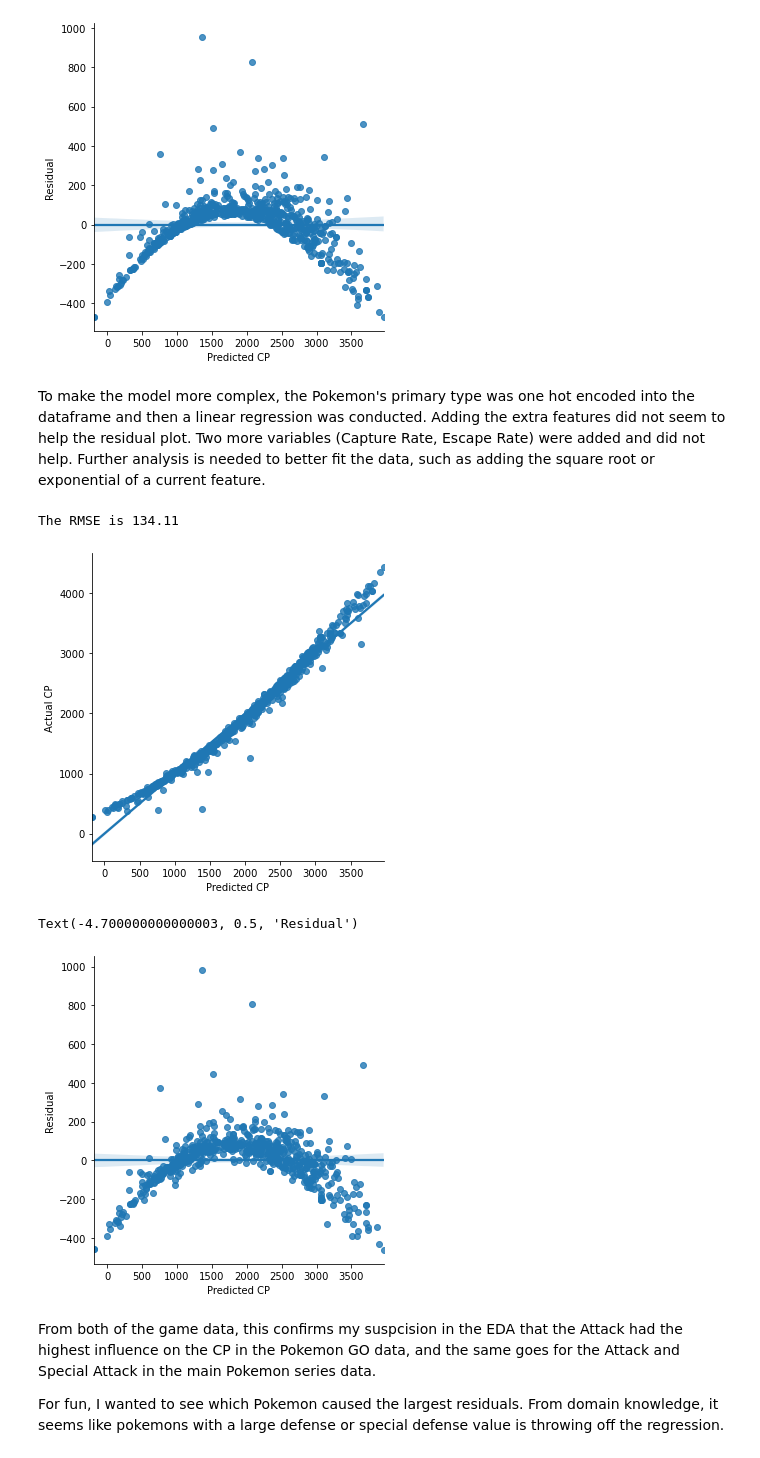
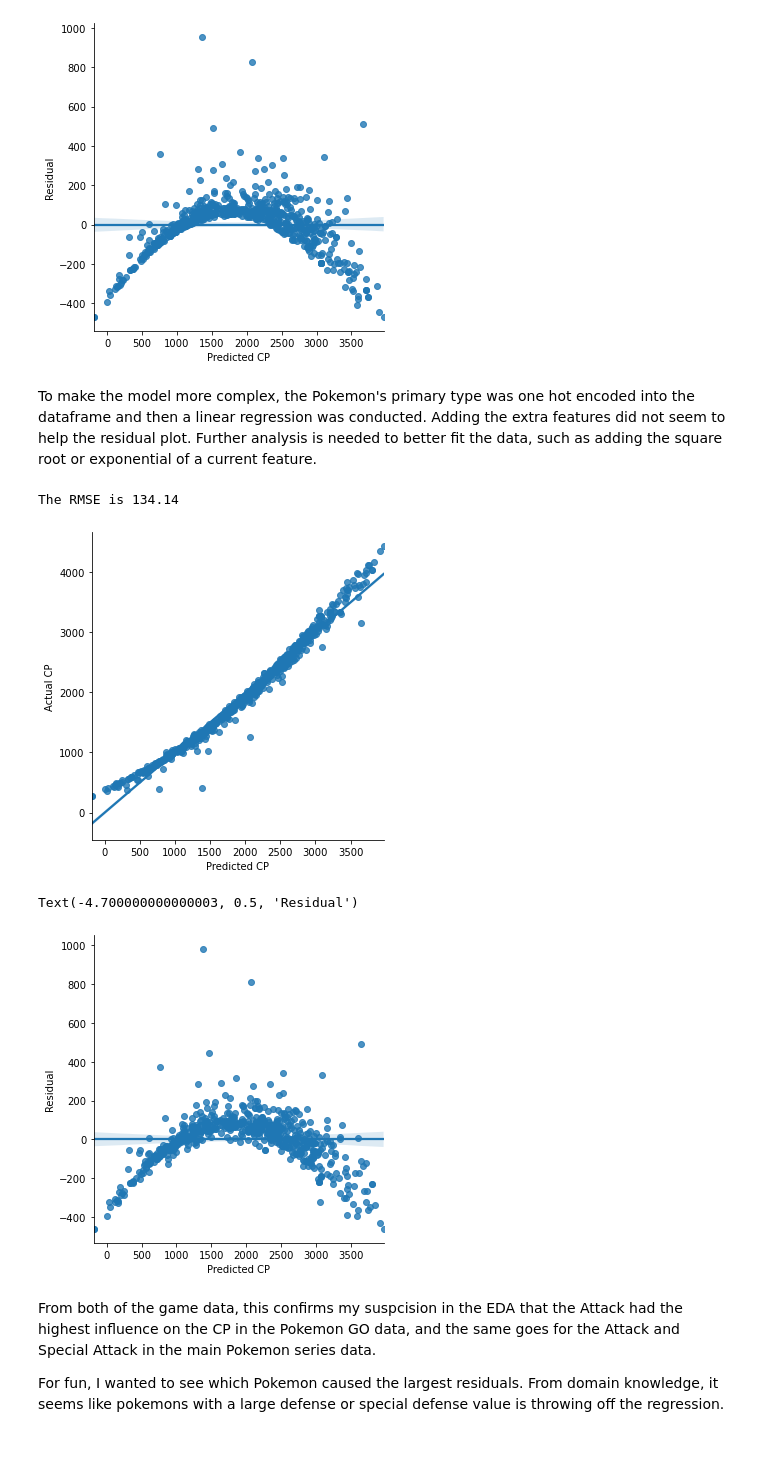
Before and after one commit to benchang123/Pokemon-Go-Analysis, a Jupyter notebook: Pokemon Go Writeup.ipynb, the cells around one changed output. Drawn from its saved outputs; the diff is of its cells as text; code cells hidden in the pictures.

Commit message:
minor changes after tweaking analysis

```diff
--- a/Pokemon Go Writeup.ipynb
+++ b/Pokemon Go Writeup.ipynb
@@ -260,36 +260,36 @@ plt.ylabel("Residual")
 Text(-4.700000000000003, 0.5, 'Residual')
 [figure]
 # %% [markdown]
-To make the model more complex, the Pokemon's primary type was one hot encoded into the dataframe and then a linear regression was conducted. Adding the extra features did not seem to help the residual plot. Two more variables (Capture Rate, Escape Rate) were added and did not help. Further analysis is needed to better fit the data, such as adding the square root or exponential of a current feature.
+To make the model more complex, the Pokemon's primary type was one hot encoded into the dataframe and then a linear regression was conducted. Adding the extra features did not seem to help the residual plot. Further analysis is needed to better fit the data, such as adding the square root or exponential of a current feature.
 # %%
 ohc=pd.get_dummies(poke_go_complete['Primary'],drop_first=True)
 poke_go_complete_ohc=pd.concat([poke_go_complete, ohc], axis=1)
-interestedcolumns=poke_go_complete_ohc.iloc[:,np.r_[3,4,2,8,9,26:42]]
+interestedcolumns=poke_go_complete_ohc.iloc[:,np.r_[3,4,2,26:42]]
 
 model3=m.LinearRegression()
 model3.fit(interestedcolumns,poke_go_complete_ohc['MaxCP'])
-poke_go_complete_ohc['pokegopred2']=model3.predict(interestedcolumns)
+poke_go_complete_ohc['pokegopred']=model3.predict(interestedcolumns)
 
-sns.lmplot(x='pokegopred2',y='MaxCP',data=poke_go_complete_ohc)
+sns.lmplot(x='pokegopred',y='MaxCP',data=poke_go_complete_ohc)
 plt.xlabel("Predicted CP")
 plt.ylabel("Actual CP")
 
-error3=rmse(poke_go_complete_ohc['pokegopred2'],poke_go_complete_ohc['MaxCP'])
+error3=rmse(poke_go_complete_ohc['pokegopred'],poke_go_complete_ohc['MaxCP'])
 print(f'The RMSE is {round(error3,2)}')
 # %% [output]
-The RMSE is 134.11
+The RMSE is 134.14
 [figure]
 # %%
-residual=poke_go_complete_ohc.loc[:,['MaxCP','pokegopred2']].diff(axis=1)
+residual=poke_go_complete_ohc.loc[:,['MaxCP','pokegopred']].diff(axis=1)
 residual.drop(columns='MaxCP',inplace=True)
-poke_go_complete_ohc['Go Residual 2']=residual.rename(columns={'pokegopred2':'Residual'})
+poke_go_complete_ohc['Go Residual']=residual.rename(columns={'pokegopred':'Residual'})
 
-sns.lmplot(data=poke_go_complete_ohc,x='pokegopred',y='Go Residual 2')
+sns.lmplot(data=poke_go_complete_ohc,x='pokegopred',y='Go Residual')
 plt.xlabel("Predicted CP")
 plt.ylabel("Residual")
 # %% [output]
 Text(-4.700000000000003, 0.5, 'Residual')
-[figure, old version]
+[figure, new version]
 # %% [markdown]
 From both of the game data, this confirms my suspcision in the EDA that the Attack had the highest influence on the CP in the Pokemon GO data, and the same goes for the Attack and Special Attack in the main Pokemon series data.
 
```
